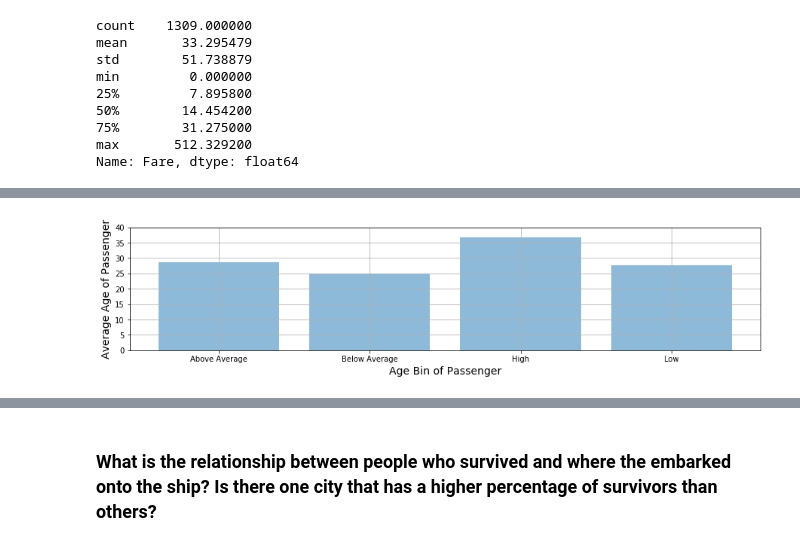
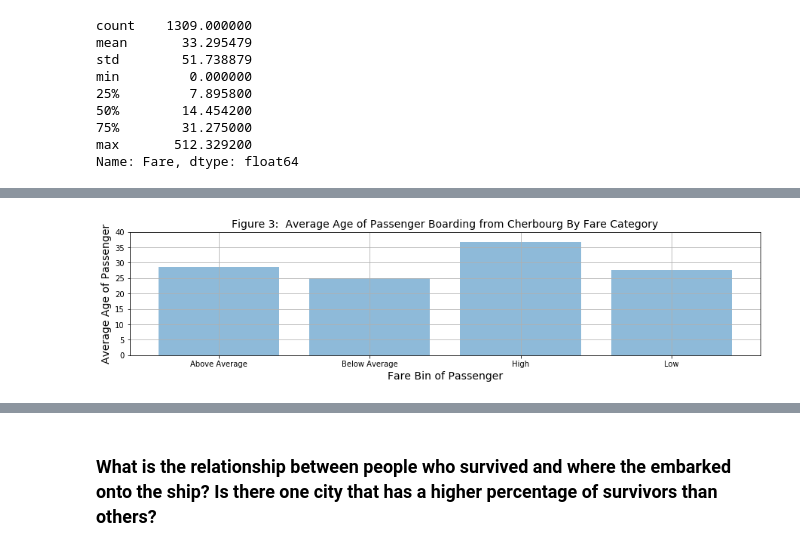
Before and after one commit to grantaguinaldo/kaggle-titanic, a Jupyter notebook: Titanic Analysis .ipynb, the cells around one changed output, grey strips where cells are left out. Drawn from its saved outputs; the diff is of its cells as text; code cells hidden in the pictures.

```diff
--- a/Titanic Analysis .ipynb
+++ b/Titanic Analysis .ipynb
@@ -212,4 +221,5 @@ df_southampton_gb
 # %%
-df_cherbourg = df[df['Embarked'] == 'Cherbourg']
-df_cherbourg_gb = df_cherbourg[['Age', 'FareCategories']].groupby(['FareCategories'], as_index=False).mean()
-df_cherbourg_gb
+def cherbourg(df):
+    df_cherbourg = df[df['Embarked'] == 'Cherbourg']
+    df_cherbourg_gb = df_cherbourg[['Age', 'FareCategories']].groupby(['FareCategories'], as_index=False).mean()
+    return df_cherbourg_gb['FareCategories'].tolist(), df_cherbourg_gb['Age'].tolist()
@@ -222,10 +226,11 @@ df_cherbourg_gb
 # %%
 plt.figure(figsize=(15,3))
-plt.bar(df_cherbourg_gb['FareCategories'], df_cherbourg_gb['Age'], alpha = 0.5)
+plt.bar(cherbourg(df)[0], cherbourg(df)[1], alpha = 0.5)
 plt.ylabel('Average Age of Passenger', fontsize = 14)
-plt.xlabel('Age Bin of Passenger', fontsize = 14)
 plt.ylim(0, 40, 5)
+plt.xlabel('Fare Bin of Passenger', fontsize = 14)
+plt.title('Figure 3:  Average Age of Passenger Boarding from Cherbourg By Fare Category', fontsize = 14)
 plt.grid(True)
 plt.show()
 # %% [output]
-[figure, old version]
+[figure, new version]
```
Also changed, not shown: parts of 42 cells of this notebook.
